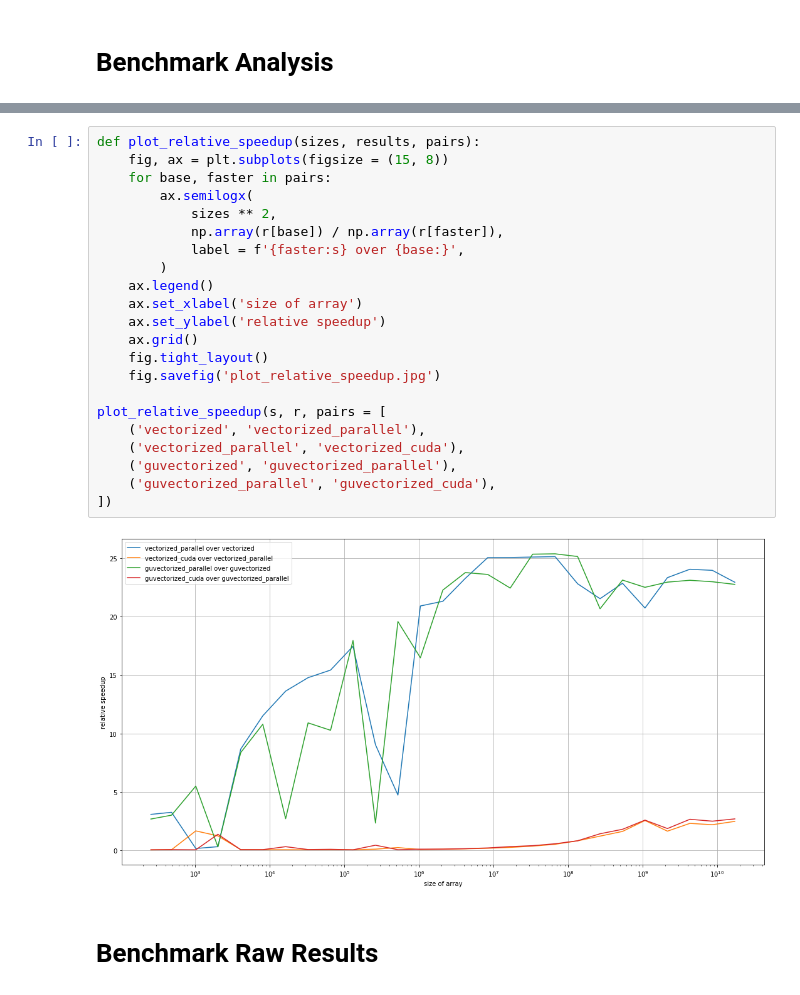
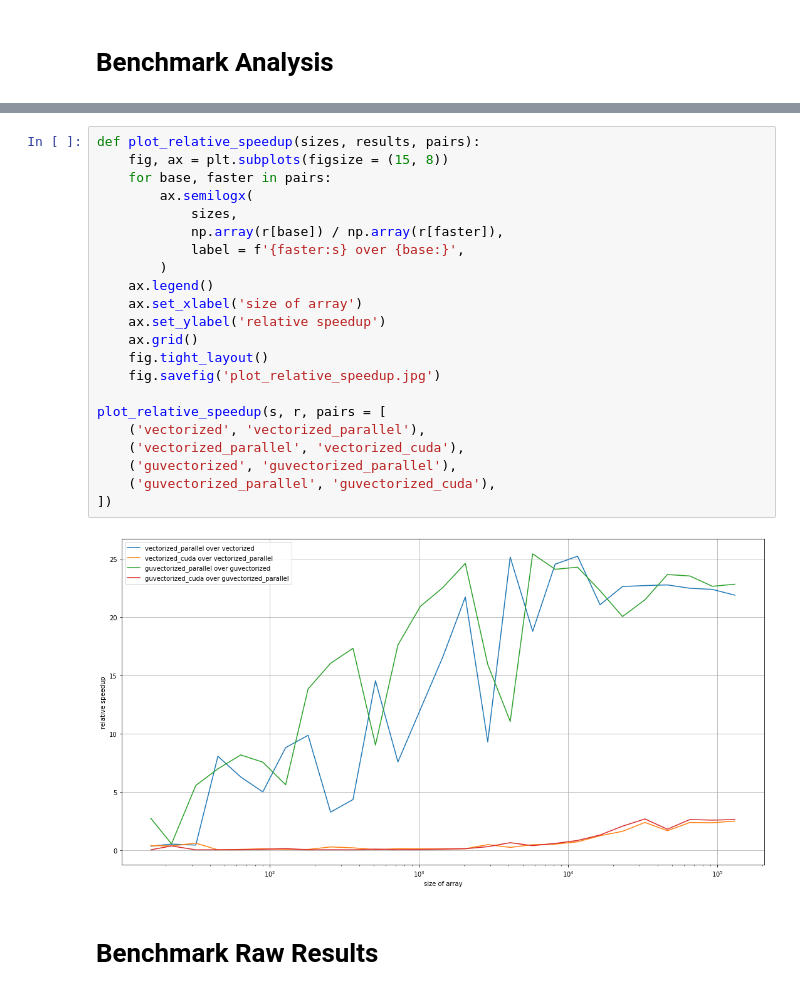
Before and after one commit to pleiszenburg/bulk_propagate, a Jupyter notebook: test_05.ipynb, the cells around one changed output, grey strips where cells are left out. Cells and saved outputs as stored; diff of their text form.

```diff
--- a/test_05.ipynb
+++ b/test_05.ipynb
@@ -213,27 +213,27 @@ plot_all(s, r)
 # %%
 def plot_relative_speedup(sizes, results, pairs):
     fig, ax = plt.subplots(figsize = (15, 8))
     for base, faster in pairs:
         ax.semilogx(
-            sizes ** 2,
+            sizes,
             np.array(r[base]) / np.array(r[faster]),
             label = f'{faster:s} over {base:}',
         )
     ax.legend()
     ax.set_xlabel('size of array')
     ax.set_ylabel('relative speedup')
     ax.grid()
     fig.tight_layout()
     fig.savefig('plot_relative_speedup.jpg')
 
 plot_relative_speedup(s, r, pairs = [
     ('vectorized', 'vectorized_parallel'),
     ('vectorized_parallel', 'vectorized_cuda'),
     ('guvectorized', 'guvectorized_parallel'),
     ('guvectorized_parallel', 'guvectorized_cuda'),
 ])
 # %% [output]
-[figure, old version]
+[figure, new version]
 # %% [markdown]
 # Benchmark Raw Results
 # %%
```
Also changed, not shown: parts of 2 cells of this notebook.
